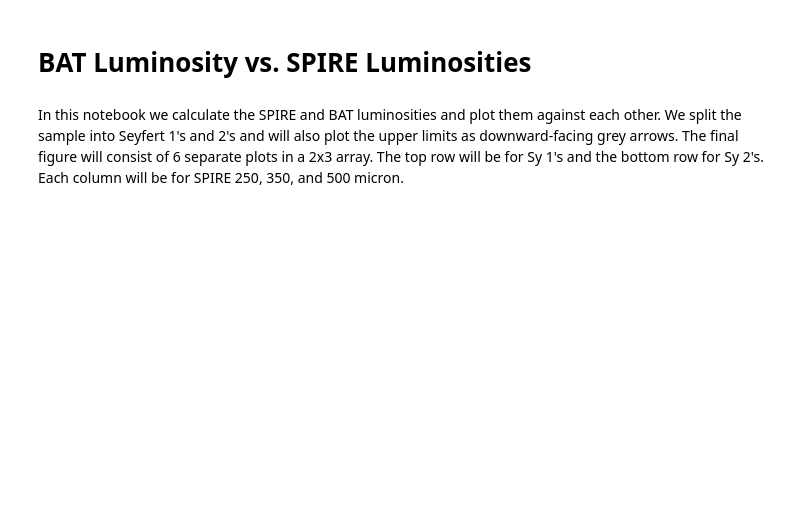
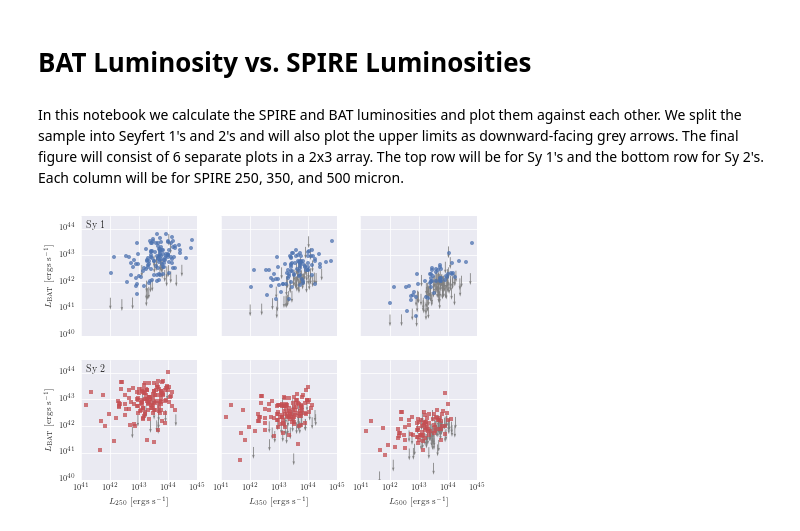
Before and after one commit to ttshimiz/spire-catalog, a Jupyter notebook: figures/spire_bat_lum_correlations/spire_bat_lum_correlations.ipynb, the cells around one changed output. Drawn from its saved outputs; the diff is of its cells as text; code cells hidden in the pictures; blank space fills up the shorter version.

```diff
--- a/figures/spire_bat_lum_correlations/spire_bat_lum_correlations.ipynb
+++ b/figures/spire_bat_lum_correlations/spire_bat_lum_correlations.ipynb
@@ -15,6 +18,12 @@ textwidth = 513.11743     #in points
 pts2inches = 1./72.27    #Conversion from pts to inches
 fw_column = columnwidth * pts2inches  #Figure width for a figure that spans the width of a column
 fw_text   = textwidth * pts2inches    #Figure width for a figure that spans the width of the page
+sns.set()
+sns.set_context('paper')
+colors = sns.color_palette()
+mpl.rcParams['text.usetex'] = True
+mpl.rcParams['font.family'] = 'serif'
+mpl.rcParams['font.serif'] = 'Computer Modern Roman'
 # %%
 #Upload all of the data. In particular this script uploads the SPIRE fluxes and BAT fluxes and converts them to luminosities.
 #It also separates the sample into Sy 1's and Sy 2's.
@@ -44,7 +53,9 @@ l500_sy1_detected = l500[~undetected500 & sy1_sample]
 l500_sy2_detected = l500[~undetected500 & sy2_sample]
 # %%
 #Setup the figure
-fig = plt.figure(figsize=(fw_text, fw_text*2./3.))
+fig = plt.figure(figsize=(fw_text, fw_text*2/3.))
+#fig.set_figheight(fig.get_figheight()*2)
+#fig.set_figwidth(fig.get_figwidth()*2)
 
 #L250 vs. LBAT for Sy 1
 ax1 = fig.add_subplot(2,3,1)
@@ -55,16 +66,16 @@ ax1.quiver(lbat[undetected250 & sy1_sample], l250_sy1_undetected,
            width = arrow_width, scale = arrow_length, scale_units='height', color = 'gray')
 
 #Plot the detected points with open circles
-ax1.plot(lbat[~undetected250 & sy1_sample], l250_sy1_detected,  'bo', ms=marker_size,
-         fillstyle='none', mew=0.75)
+ax1.plot(lbat[~undetected250 & sy1_sample], l250_sy1_detected,  marker='o', color=colors[0], ms=marker_size,
+         ls='None', alpha=0.75, mec='white')
 
 ax1.set_xscale('log')
 ax1.set_yscale('log')
-ax1.set_ylabel(r'$L_{\rm{BAT}}$ [ergs s$^{-1}$]', fontsize = 10)
+ax1.set_ylabel(r'$L_{\rm{BAT}}$ [ergs s$^{-1}$]')
 ax1.set_ylim(1e40, 3e44)
 ax1.set_xlim(1e41, 1e45)
-ax1.tick_params(axis='both', which='both', labelbottom='off', labelsize=10)
-ax1.text(1.5e41, 2e44, 'Sy 1', fontsize=10, ha='left', va='top')
+ax1.tick_params(axis='both', which='both', labelbottom='off')
+ax1.text(1.5e41, 2e44, 'Sy 1', ha='left', va='top')
 
 #L350 vs. LBAT for Sy 1
 ax2 = fig.add_subplot(2,3,2)
@@ -75,8 +86,8 @@ ax2.quiver(lbat[undetected350 & sy1_sample], l350_sy1_undetected,
            width = arrow_width, scale = arrow_length, scale_units='height', color = 'gray')
 
 #Plot the detected points with open circles
-ax2.plot(lbat[~undetected350 & sy1_sample], l350_sy1_detected,  'bo', ms=marker_size,
-         fillstyle='none', mew=0.75)
+ax2.plot(lbat[~undetected350 & sy1_sample], l350_sy1_detected,  marker='o', color=colors[0], ms=marker_size,
+         ls='None', alpha=0.75, mec='white')
 
 ax2.set_xscale('log')
 ax2.set_yscale('log')
@@ -93,8 +104,8 @@ ax3.quiver(lbat[undetected500 & sy1_sample], l500_sy1_undetected,
            width = arrow_width, scale = arrow_length, scale_units='height', color = 'gray')
 
 #Plot the detected points with open circles
-ax3.plot(lbat[~undetected500 & sy1_sample], l500_sy1_detected,  'bo', ms=marker_size,
-         fillstyle='none', mew=0.75)
+ax3.plot(lbat[~undetected500 & sy1_sample], l500_sy1_detected,  marker='o', color=colors[0], ms=marker_size,
+         ls='None', alpha=0.75, mec='white')
 
 ax3.set_xscale('log')
 ax3.set_yscale('log')
@@ -111,57 +122,54 @@ ax4.quiver(lbat[undetected250 & sy2_sample], l250_sy2_undetected,
            width = arrow_width, scale = arrow_length, scale_units='height', color = 'gray')
 
 #Plot the detected points with open circles
-ax4.plot(lbat[~undetected250 & sy2_sample], l250_sy2_detected,  'rs', ms=marker_size,
-         fillstyle='none', mew=0.75)
+ax4.plot(lbat[~undetected250 & sy2_sample], l250_sy2_detected,  marker='s', color=colors[2], ms=marker_size,
+         ls='None', alpha=0.75, mec='white')
 
 ax4.set_xscale('log')
 ax4.set_yscale('log')
-ax4.set_xlabel(r'$L_{\rm{250}}$ [ergs s$^{-1}$]', fontsize = 10)
-ax4.set_ylabel(r'$L_{\rm{BAT}}$ [ergs s$^{-1}$]', fontsize = 10)
+ax4.set_xlabel(r'$L_{\rm{250}}$ [ergs s$^{-1}$]')
+ax4.set_ylabel(r'$L_{\rm{BAT}}$ [ergs s$^{-1}$]')
 ax4.set_ylim(1e40, 3e44)
 ax4.set_xlim(1e41, 1e45)
-ax4.tick_params(axis='both', which='major', labelsize=10)
-ax4.text(1.5e41, 2e44, 'Sy 2', fontsize=10, ha='left', va='top')
+#ax4.tick_params(axis='both', which='major', labelsize=10)
+ax4.text(1.5e41, 2e44, 'Sy 2', ha='left', va='top')
 
 #L350 vs. LBAT for Sy 2
 ax5 = fig.add_subplot(2,3,5)
 
 #Plot the undetected points with arrows using quiver
 ax5.quiver(lbat[undetected350 & sy2_sample], l350_sy2_undetected,
            zeros(len(l350_sy2_undetected)), -ones(len(l350_sy2_undetected)),
            width = arrow_width, scale = arrow_length, scale_units='height', color = 'gray')
 
 #Plot the detected points with open circles
-ax5.plot(lbat[~undetected350 & sy2_sample], l350_sy2_detected,  'rs', ms=marker_size,
-         fillstyle='none', mew=0.75)
+ax5.plot(lbat[~undetected350 & sy2_sample], l350_sy2_detected,  marker='s', color=colors[2], ms=marker_size,
+         ls='None', alpha=0.75, mec='white')
 
 ax5.set_xscale('log')
 ax5.set_yscale('log')
-ax5.set_xlabel(r'$L_{\rm{350}}$ [ergs s$^{-1}$]', fontsize = 10)
+ax5.set_xlabel(r'$L_{\rm{350}}$ [ergs s$^{-1}$]')
 ax5.set_ylim(1e40, 3e44)
 ax5.set_xlim(1e41, 1e45)
-ax5.tick_params(axis='both', which='both', labelleft='off', labelsize=10)
+ax5.tick_params(axis='both', which='both', labelleft='off')
 
 #L500 vs. LBAT for Sy 2
 ax6 = fig.add_subplot(2,3,6)
 
 #Plot the undetected points with arrows using quiver
 ax6.quiver(lbat[undetected500 & sy2_sample],l500_sy2_undetected,
            zeros(len(l500_sy2_undetected)), -ones(len(l500_sy2_undetected)),
            width = arrow_width, scale = arrow_length, scale_units='height', color = 'gray')
 
 #Plot the detected points with open circles
-ax6.plot(lbat[~undetected500 & sy2_sample], l500_sy2_detected,  'rs', ms=marker_size,
-         fillstyle='none', mew=0.75)
+ax6.plot(lbat[~undetected500 & sy2_sample], l500_sy2_detected,  marker='s', color=colors[2], ms=marker_size,
+         ls='None', alpha=0.75, mec='white')
 
 ax6.set_xscale('log')
 ax6.set_yscale('log')
-ax6.set_xlabel(r'$L_{\rm{500}}$ [ergs s$^{-1}$]', fontsize = 10)
+ax6.set_xlabel(r'$L_{\rm{500}}$ [ergs s$^{-1}$]')
 ax6.set_ylim(1e40, 3e44)
 ax6.set_xlim(1e41, 1e45)
-ax6.tick_params(axis='both', which='major', labelsize=10, labelleft='off')
-
-plt.show()
-
-#Save the figure
-fig.savefig(dir+'SPIRE_photometry/Paper/Figures/spire_bat_lum_correlations.eps', bbox_inches='tight')
+ax6.tick_params(axis='both', which='major', labelleft='off')
+# %% [output]
+[figure, added]
```
Also changed, not shown: parts of 3 cells of this notebook.
